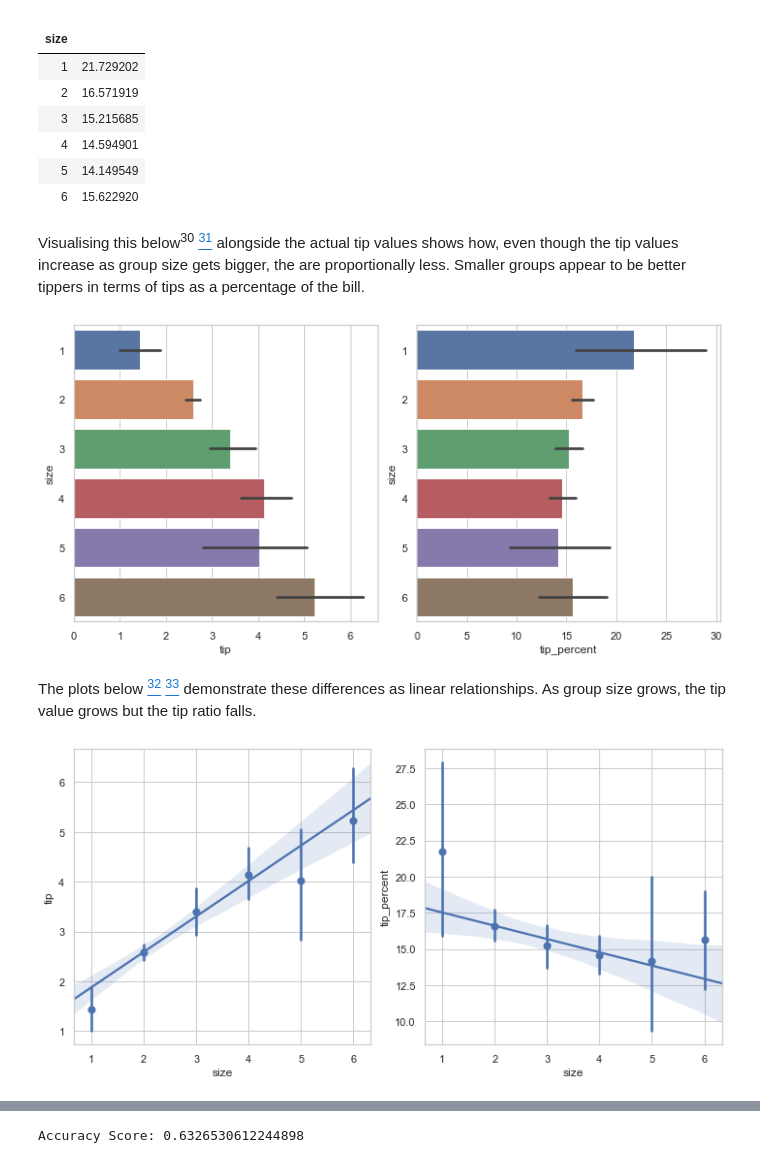
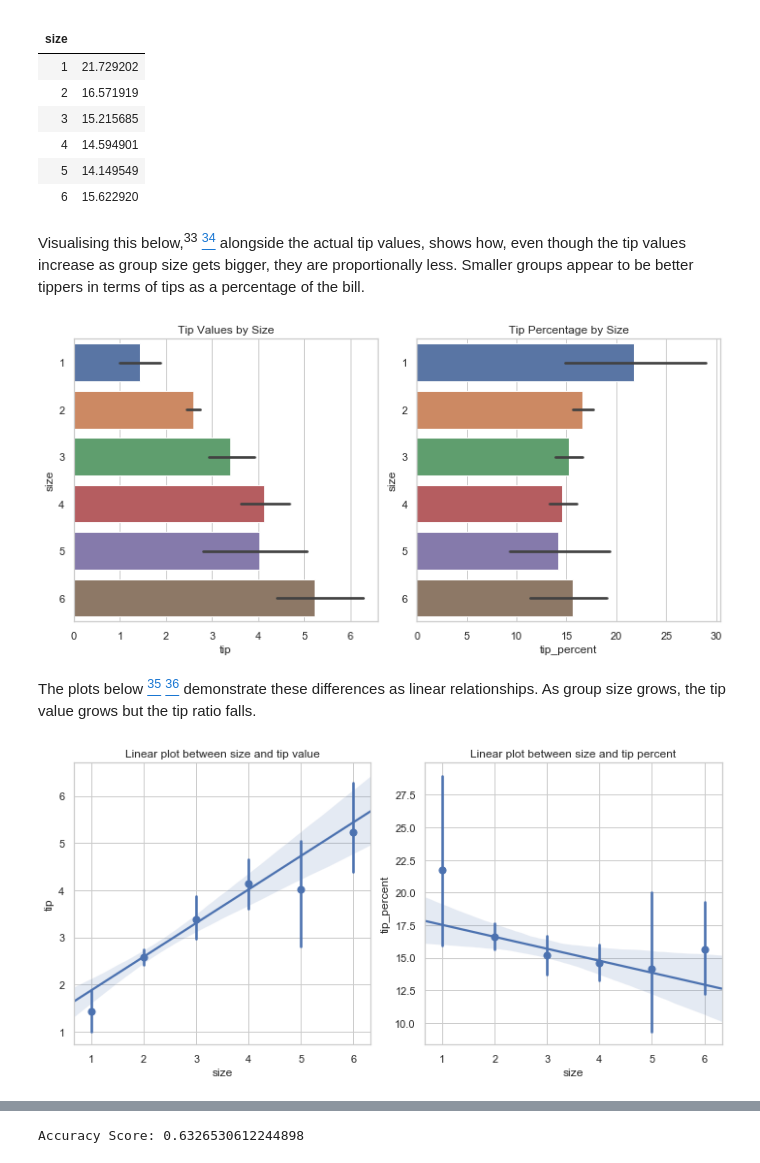
Before and after one commit to jennifer-ryan/fundamentals-project, a Jupyter notebook: tips_dataset_analysis.ipynb, the cells around one changed output, grey strips where cells are left out. Drawn from its saved outputs; the diff is of its cells as text; code cells hidden in the pictures.

```diff
--- a/tips_dataset_analysis.ipynb
+++ b/tips_dataset_analysis.ipynb
@@ -617,35 +604,39 @@ pivot_mean
 | 5 | 14.149549 |
 | 6 | 15.622920 |
 # %% [markdown]
-Visualising this below<sup>30</sup> [<sup>31</sup>](https://stackoverflow.com/questions/42818361/how-to-make-two-plots-side-by-side-using-python) alongside the actual tip values shows how, even though the tip values increase as group size gets bigger, the are proportionally less. Smaller groups appear to be better tippers in terms of tips as a percentage of the bill.
+Visualising this below,<sup>33</sup> [<sup>34</sup>](https://stackoverflow.com/questions/42818361/how-to-make-two-plots-side-by-side-using-python) alongside the actual tip values, shows how, even though the tip values increase as group size gets bigger, they are proportionally less. Smaller groups appear to be better tippers in terms of tips as a percentage of the bill.
 # %%
 # Visualising tip value and tip percent by group size side-by-side.
 plt.figure(figsize=(10, 5))
 
 plt.subplot(1, 2, 1)
+plt.title('Tip Values by Size')
 sns.barplot(x='tip', y='size', data=tips_df, orient='h')
 
 plt.subplot(1, 2, 2)
+plt.title('Tip Percentage by Size')
 sns.barplot(x='tip_percent', y='size', data=tips_df, orient='h')
 
 plt.tight_layout()
 plt.show()
 # %% [output]
-[figure, old version]
+[figure, new version]
 # %% [markdown]
-The plots below [<sup>32</sup>](https://seaborn.pydata.org/tutorial/regression.html#regression-tutorial) [<sup>33</sup>](https://stackoverflow.com/a/33091668) demonstrate these differences as linear relationships. As group size grows, the tip value grows but the tip ratio falls.
+The plots below [<sup>35</sup>](https://seaborn.pydata.org/tutorial/regression.html#regression-tutorial) [<sup>36</sup>](https://stackoverflow.com/a/33091668) demonstrate these differences as linear relationships. As group size grows, the tip value grows but the tip ratio falls.
 # %%
 # Plotting linear relationships for tip value and tip percent by group size side-by-side.
 plt.figure(figsize=(10, 5))
 
 plt.subplot(1, 2, 1)
-sns.regplot(x="size", y="tip", data=tips_df, x_estimator=np.mean)
+plt.title('Linear plot between size and tip value')
+sns.regplot(x='size', y='tip', data=tips_df, x_estimator=np.mean)
 
 plt.subplot(1, 2, 2)
-sns.regplot(x="size", y="tip_percent", data=tips_df, x_estimator=np.mean)
+plt.title('Linear plot between size and tip percent')
+sns.regplot(x='size', y='tip_percent', data=tips_df, x_estimator=np.mean)
 
 plt.tight_layout()
 plt.show()
 # %% [output]
-[figure, old version]
+[figure, new version]
 # %% [markdown]
```
Also changed, not shown: parts of 67 cells of this notebook, 1 other file.
